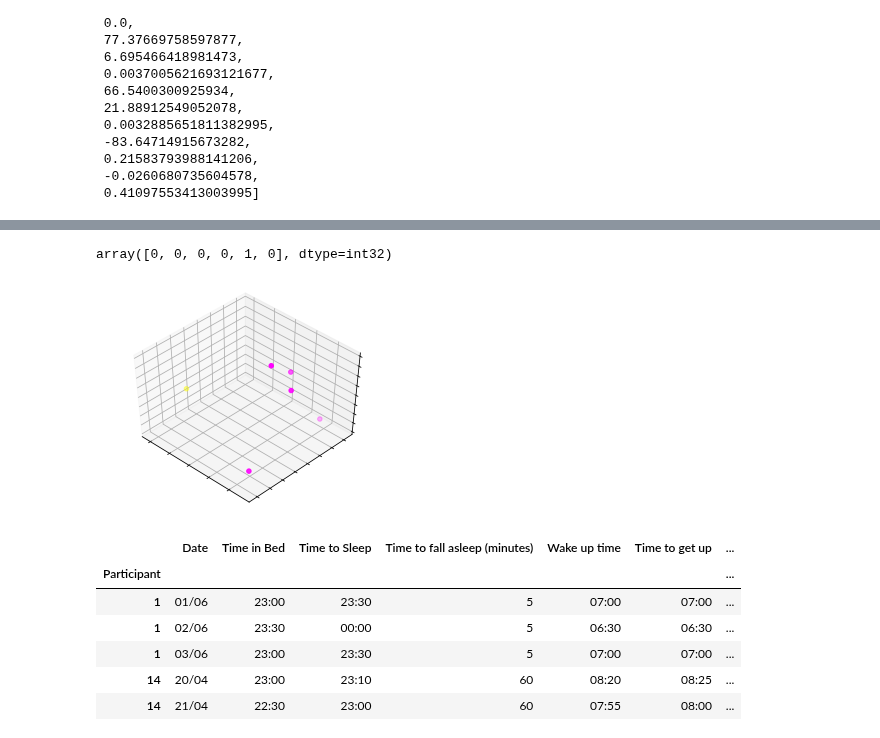
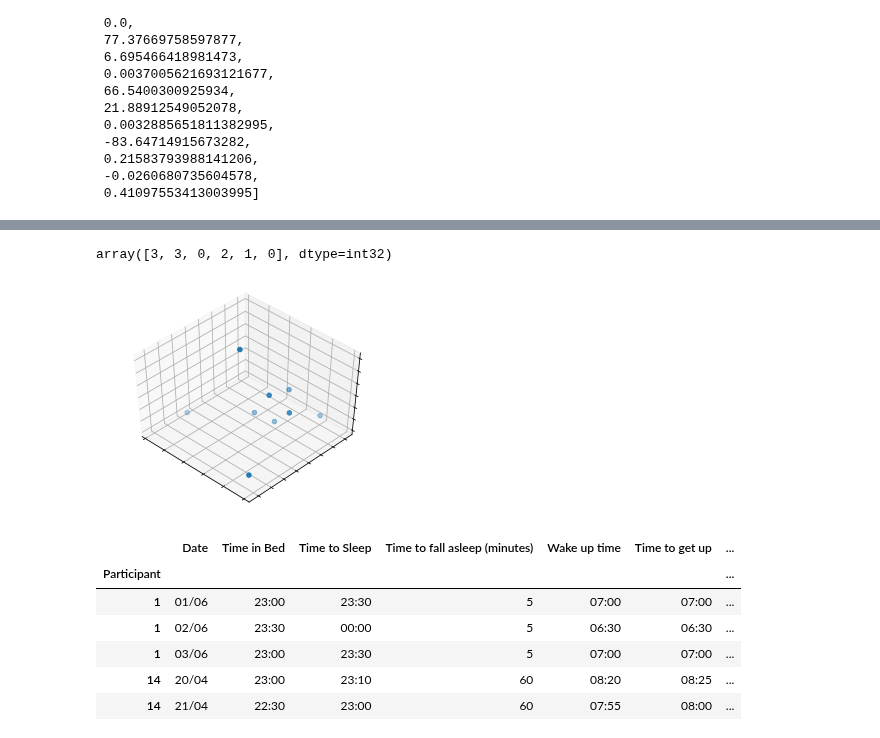
Before and after one commit to horken7/circadian-rhytm, a Jupyter notebook: classifyQuality.ipynb, the cells around one changed output, grey strips where cells are left out. Cells and saved outputs as stored; diff of their text form; code cells hidden in the pictures.

```diff
--- a/classifyQuality.ipynb
+++ b/classifyQuality.ipynb
@@ -102,32 +124,32 @@ for i in range(testingAmount):
 # %%
 # cluster and label data using K-means into n clusters
-label = KMeans(n_clusters=2).fit_predict(trainingFeatures)
-label
+labels = KMeans(n_clusters=4).fit_predict(trainingFeatures)
+labels
 # %% [output]
-array([0, 0, 0, 0, 1, 0], dtype=int32)
+array([3, 3, 0, 2, 1, 0], dtype=int32)
 # %%
 # make PCA (dimensionality reduction) to 3D and plot
 from mpl_toolkits.mplot3d import Axes3D
 fig = plt.figure(1, figsize=(4, 3))
 plt.clf()
 ax = Axes3D(fig, rect=[0, 0, .95, 1], elev=48, azim=134)
 
 plt.cla()
 pca = decomposition.PCA(n_components=3)
 pca.fit(features)
 X = pca.transform(features)
 
 # only needed for non int labels (I think)
 # y = np.choose(label, [1, 2, 0]).astype(np.float)
 
-ax.scatter(X[:, 0], X[:, 1], X[:, 2], c=label, cmap='spring') # alt. cmap=plt.cm.spectral
+ax.scatter(X[:, 0], X[:, 1], X[:, 2], label=labels ,cmap='spring') # alt. cmap=plt.cm.spectral ## removed labels
 
 ax.w_xaxis.set_ticklabels([])
 ax.w_yaxis.set_ticklabels([])
 ax.w_zaxis.set_ticklabels([])
 plt.show()
 # %% [output]
-[figure, old version]
+[figure, new version]
 # %%
 # load sleep diaries
 
```
Also changed, not shown: parts of 4 cells of this notebook, 3 other files.
